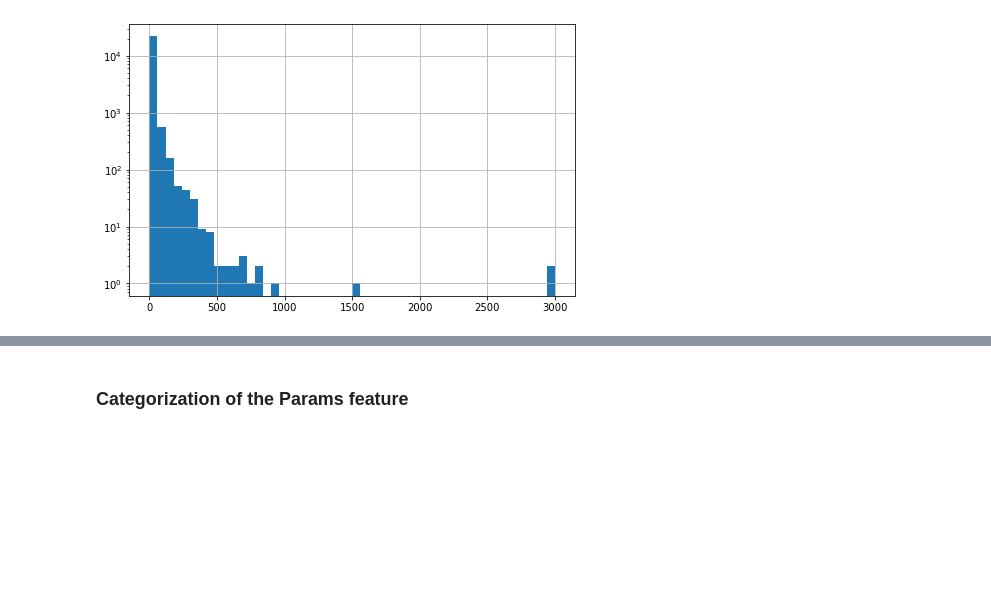
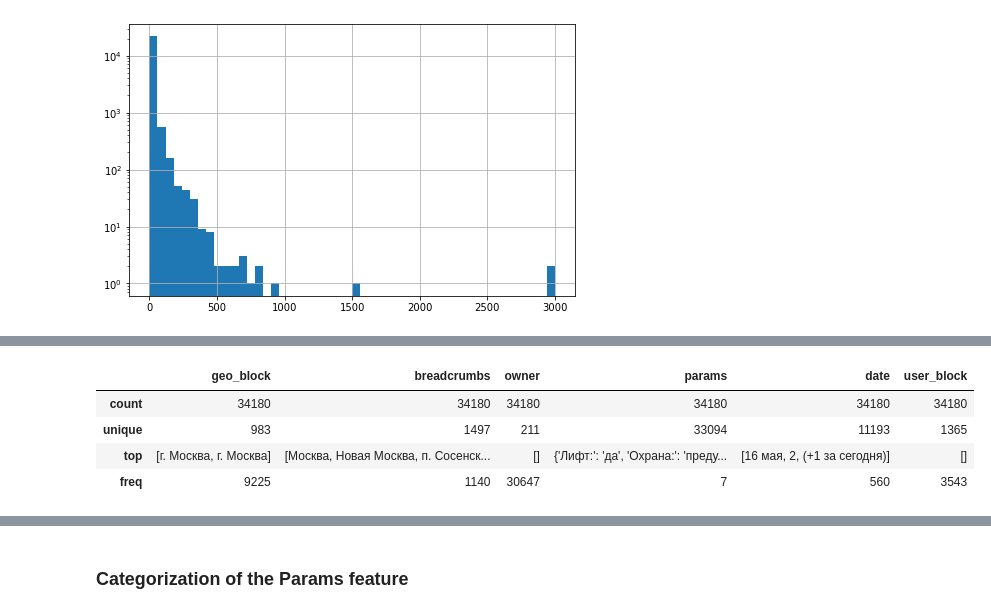
Before and after one commit to TomekSwiatek/Prediction-of-housing-prices, a Jupyter notebook: notebooks/001-XGB_best.ipynb, the cells around one changed output, grey strips where cells are left out. Saved outputs shown, nothing was run; the diff lists cells and outputs as text; code cells hidden in the pictures; blank space fills up the shorter version.

```diff
--- a/notebooks/001-XGB_best.ipynb
+++ b/notebooks/001-XGB_best.ipynb
@@ -84,0 +100,9 @@ df.price.hist(figsize=(8,5), bins=50, log=True);
+# %%
+#general comparison
+df.select_dtypes(include = ['object']).describe()
+# %% [output]
+|  | geo_block | breadcrumbs | owner | params | date | user_block |
+| count | 34180 | 34180 | 34180 | 34180 | 34180 | 34180 |
+| unique | 983 | 1497 | 211 | 33094 | 11193 | 1365 |
+| top | [г. Москва, г. Москва] | [Москва, Новая Москва, п. Сосенск... | [] | {'Лифт:': 'да', 'Охрана:': 'преду... | [16 мая, 2, (+1 за сегодня)] | [] |
+| freq | 9225 | 1140 | 30647 | 7 | 560 | 3543 |
```
Also changed, not shown: parts of 9 cells of this notebook, 1 other file.
